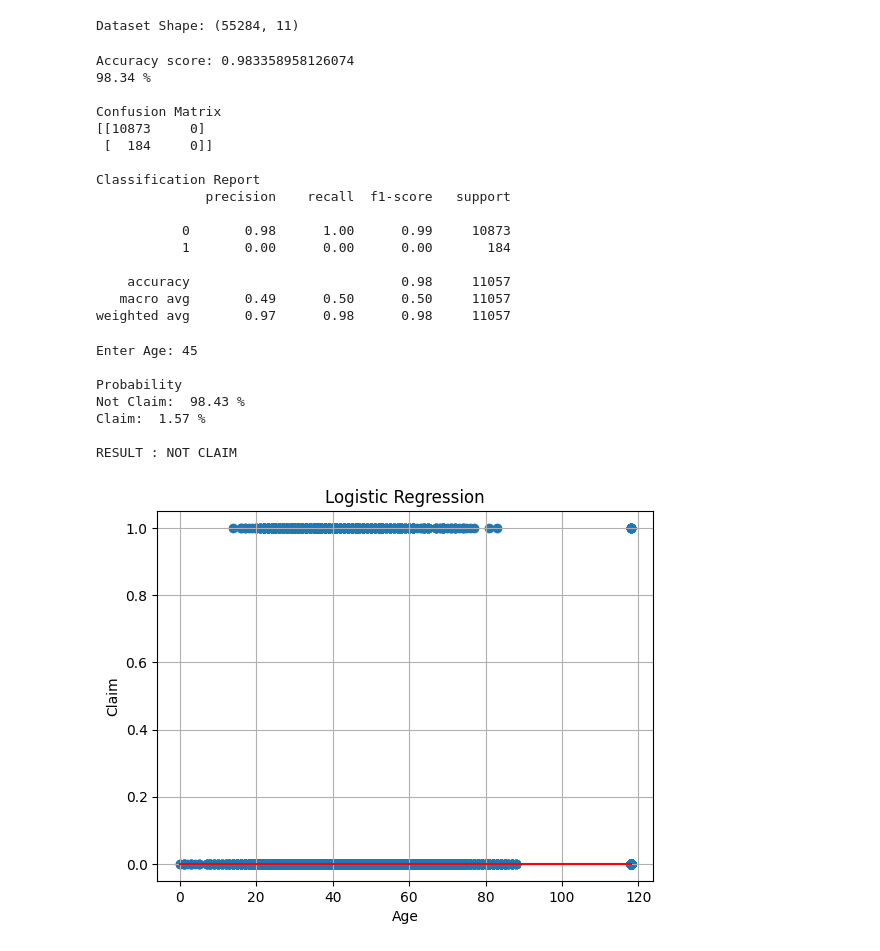
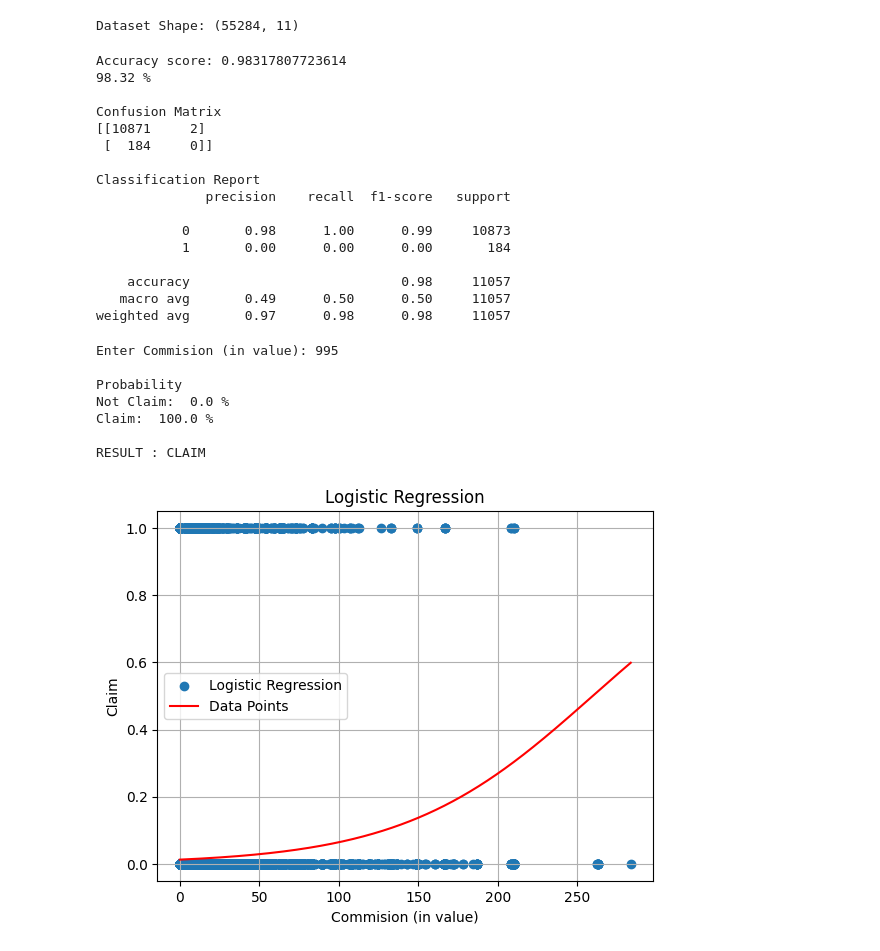
Before and after one commit to Saiakashaya/DATA_SCIENCE, a Jupyter notebook: logistic.ipynb, the cells around one changed output. Saved outputs shown, nothing was run; the diff lists cells and outputs as text; code cells hidden in the pictures.

```diff
--- a/logistic.ipynb
+++ b/logistic.ipynb
@@ -84,7 +86,7 @@ from sklearn.preprocessing import LabelEncoder, StandardScaler
 le = LabelEncoder()
 df["Claim"] = le.fit_transform(df["Claim"])
 # %%
-x=df["Age"]
+x=df["Commision (in value)"]
 y=df["Claim"]
 # %%
 from sklearn.model_selection import train_test_split
@@ -108,11 +110,11 @@ print(confusion_matrix(y_test,y_pred))
 print("\nClassification Report")
 print(classification_report(y_test,y_pred))
 # %% [output]
-Accuracy score: 0.983358958126074
-98.34 %
+Accuracy score: 0.98317807723614
+98.32 %
 
 Confusion Matrix
-[[10873     0]
+[[10871     2]
  [  184     0]]
 
 Classification Report
@@ -125,8 +127,8 @@ Classification Report
    macro avg       0.49      0.50      0.50     11057
 weighted avg       0.97      0.98      0.98     11057
 # %%
-Age=int(input("\nEnter Age: "))
-user=pd.DataFrame([[Age]],columns=["Age"])
+commision_in_value=(input("\nEnter Commision (in value): "))
+user=pd.DataFrame([[commision_in_value]],columns=["Commision (in value)"])
 user_scaled=scaler.transform(user.values.reshape(-1,1))
 prediction=model.predict(user_scaled)
 probability=model.predict_proba(user_scaled)
@@ -138,24 +140,27 @@ if prediction[0]==1:
 else:
             print("\nRESULT : NOT CLAIM")
 # %% [output]
-Enter Age: 45
+Enter Commision (in value): 995
 
 Probability
-Not Claim:  98.43 %
-Claim:  1.57 %
+Not Claim:  0.0 %
+Claim:  100.0 %
 
-RESULT : NOT CLAIM
+RESULT : CLAIM
 # %%
 import numpy as np
 import matplotlib.pyplot as plt
-x_range=np.linspace(df["Age"].min(),df["Age"].max(),100)
-y_range=model.predict(x_range.reshape(-1,1))
-plt.scatter(df["Age"],df["Claim"])
+x_range=np.linspace(df["Commision (in value)"].min(),df["Commision (in value)"].max(),1000)
+x_df=pd.DataFrame(x_range,columns=["Commision (in value)"])
+x_range_scaled=scaler.transform(x_df)
+y_range=model.predict_proba(x_range_scaled)[:,1]
+plt.scatter(df["Commision (in value)"],df["Claim"])
 plt.plot(x_range,y_range,color="red")
-plt.xlabel("Age")
+plt.xlabel("Commision (in value)")
 plt.ylabel("Claim")
 plt.title("Logistic Regression")
 plt.grid(True)
+plt.legend(["Logistic Regression","Data Points"])
 plt.show()
 # %% [output]
-[figure, old version]
+[figure, new version]
```
Also changed, not shown: parts of 4 cells of this notebook.
